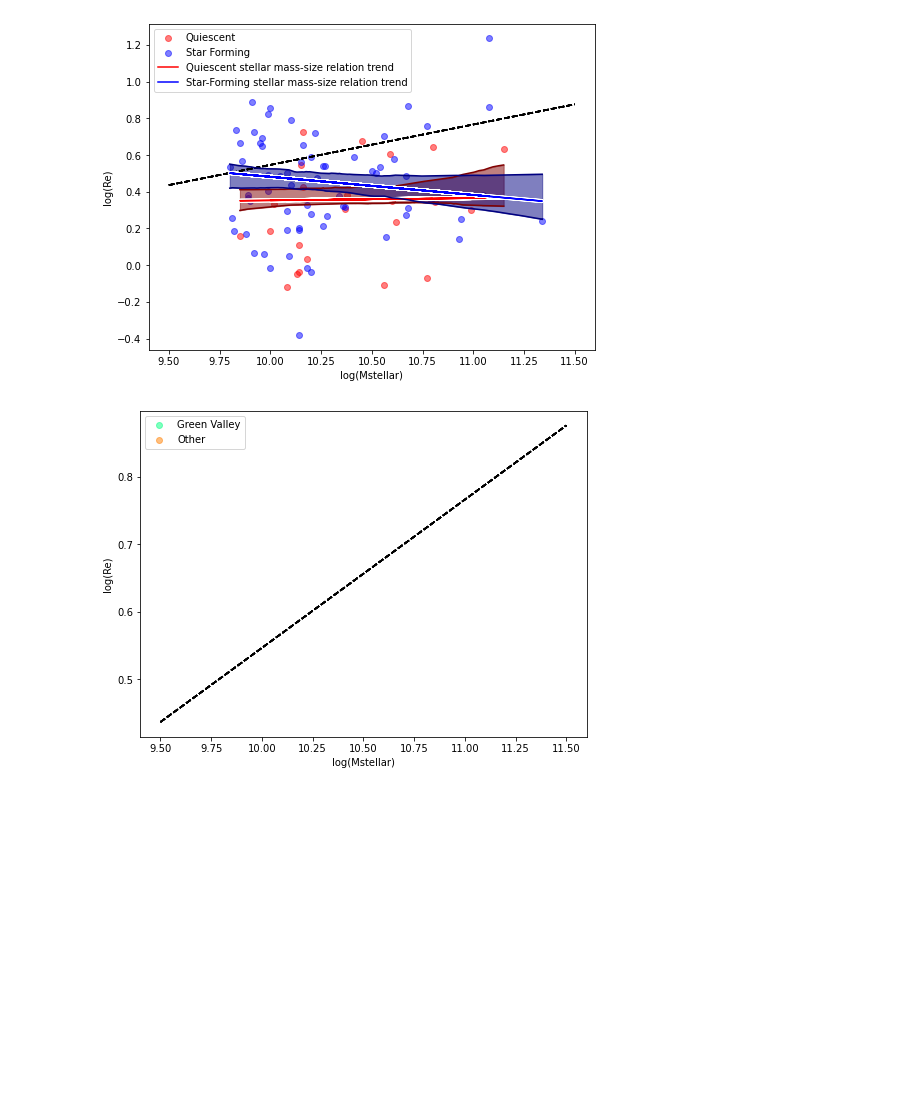
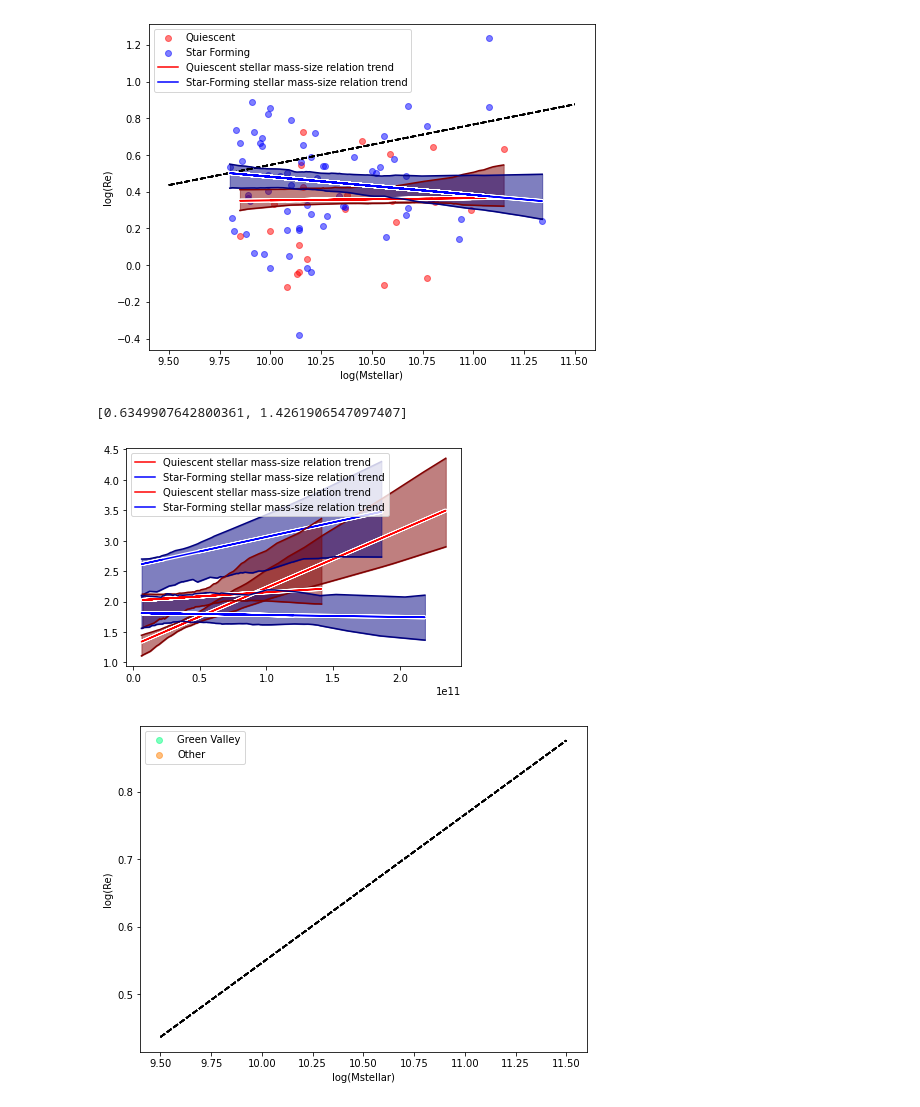
Before and after one commit to FreemanSpray/GOGREEN-Research, a Jupyter notebook: Notebooks/main.ipynb, the cells around one changed output. Cells and saved outputs as stored; diff of their text form; code cells hidden in the pictures; blank space fills up the shorter version.

```diff
--- a/Notebooks/main.ipynb
+++ b/Notebooks/main.ipynb
@@ -48,6 +48,16 @@ with warnings.catch_warnings(): #suppressing depracation warnings for readabilit
     gg.plot('Mstellar', 're', 3, useMembers='not', useLog=[True,True], colorType='passive', xLabel='log(Mstellar)', yLabel='log(Re)', fitLine=True)
 # %% [output]
 [figure]
+# %%
+with warnings.catch_warnings(): #suppressing depracation warnings for readability purposes
+    warnings.simplefilter("ignore")
+    warnings.warn("deprecated", DeprecationWarning)
+
+    ratios = gg.getRatio(x=10.5)
+    print(ratios)
+# %% [output]
+[0.6349907642800361, 1.4261906547097407]
+[figure, added]
 # %%
 with warnings.catch_warnings(): #suppressing depracation warnings for readability purposes
     warnings.simplefilter("ignore")
```
Also changed, not shown: parts of 1 cell of this notebook.
